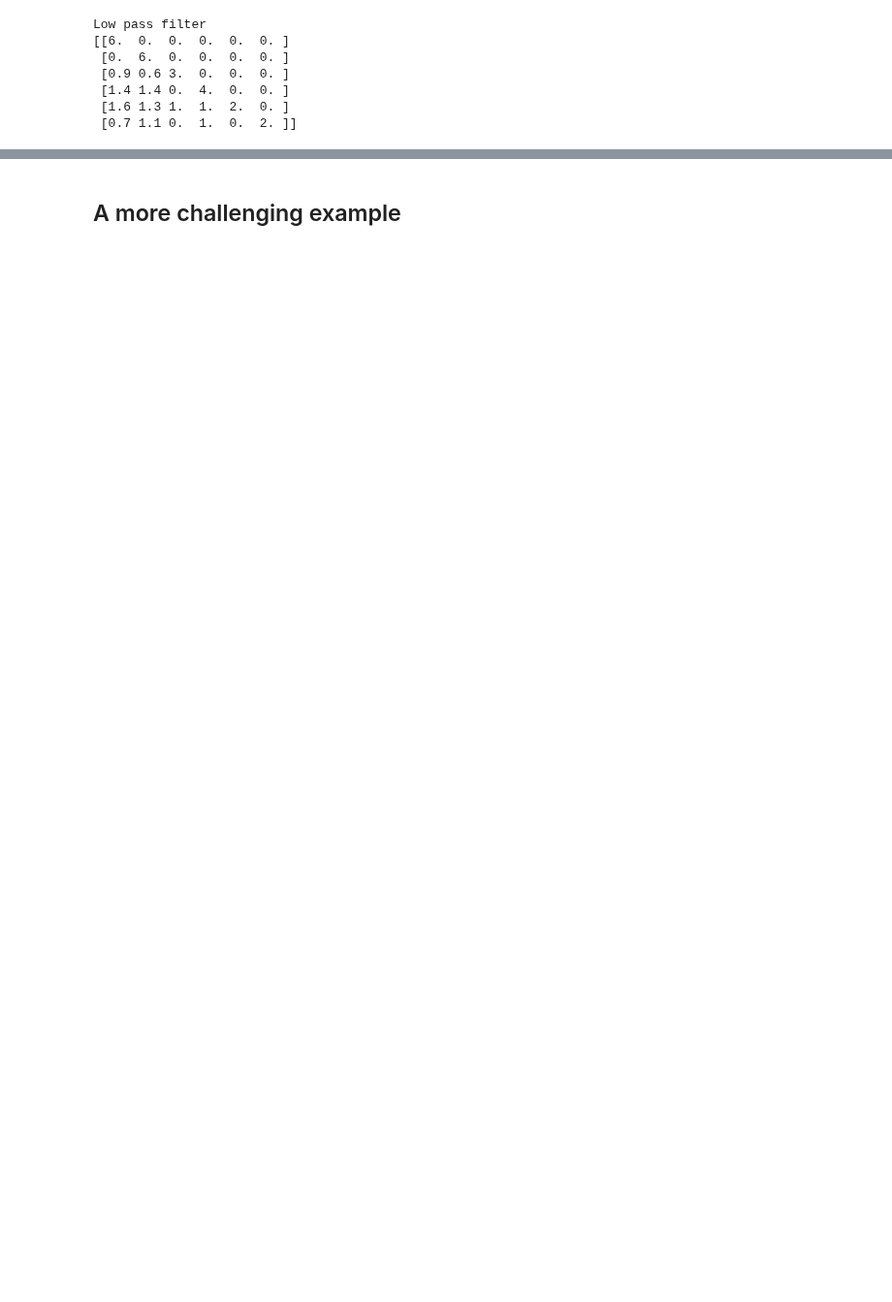
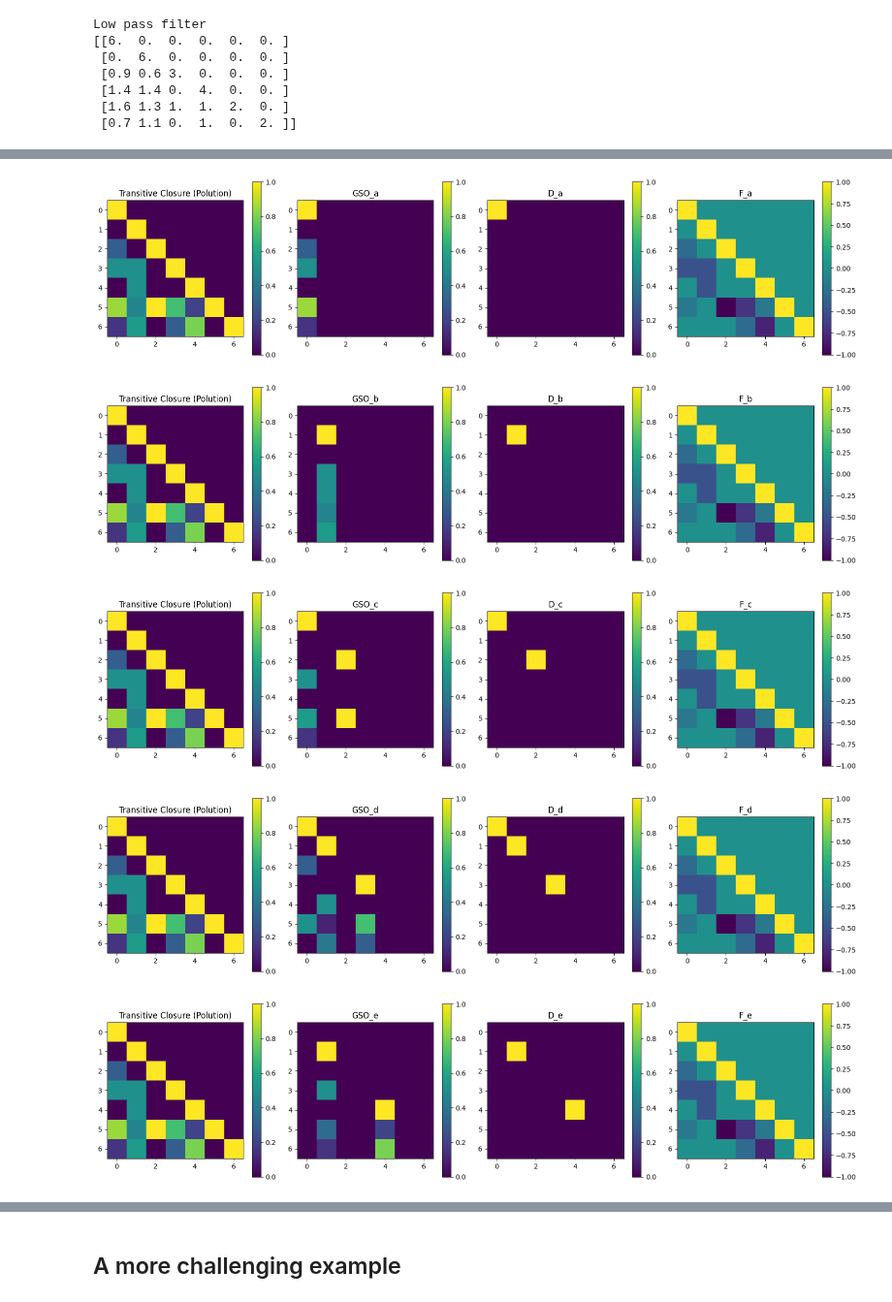
Before and after one commit to reysam93/dag_conv_nn, a Jupyter notebook: example_GSOs.ipynb, the cells around one changed output, grey strips where cells are left out. Shown at 97% size. Saved outputs shown, nothing was run; the diff lists cells and outputs as text; code cells hidden in the pictures; blank space fills up the shorter version.

Commit message:
updating example

```diff
--- a/example_GSOs.ipynb
+++ b/example_GSOs.ipynb
@@ -109,0 +180,31 @@ Low pass filter
+# %%
+# Plot GSOs
+nodes = ['a', 'b', 'c', 'd', 'e', 'f', 'g']
+for node in nodes:
+    Dq = dag_utils.compute_Dq(dag, node, only_diag=False, verbose=False)
+    Tq = np.round(W @ Dq @ F, 3)
+
+
+    fig, axes = plt.subplots(1, 4, figsize=(16, 4))
+
+    axes[0].imshow(W)
+    axes[0].set_title('Transitive Closure (Polution)')
+    _ = fig.colorbar(axes[0].imshow(W), ax=axes[0])
+    axes[1].imshow(Tq)
+    axes[1].set_title('GSO_' + node)
+    cbar2 = fig.colorbar(axes[1].imshow(Tq), ax=axes[1])
+    axes[2].imshow(Dq)
+    axes[2].set_title('D_' + node)
+    cbar3 = fig.colorbar(axes[2].imshow(Dq), ax=axes[2])
+    axes[3].imshow(F)
+    axes[3].set_title('F_' + node)
+    cbar3 = fig.colorbar(axes[3].imshow(F), ax=axes[3])
+
+    plt.tight_layout()
+    plt.savefig(f'results/example/comparisson_{node}.png')
+# %% [output]
+[figure, added]
+[figure, added]
+[figure, added]
+[figure, added]
+[figure, added]
```
Also changed, not shown: parts of 10 cells of this notebook.
